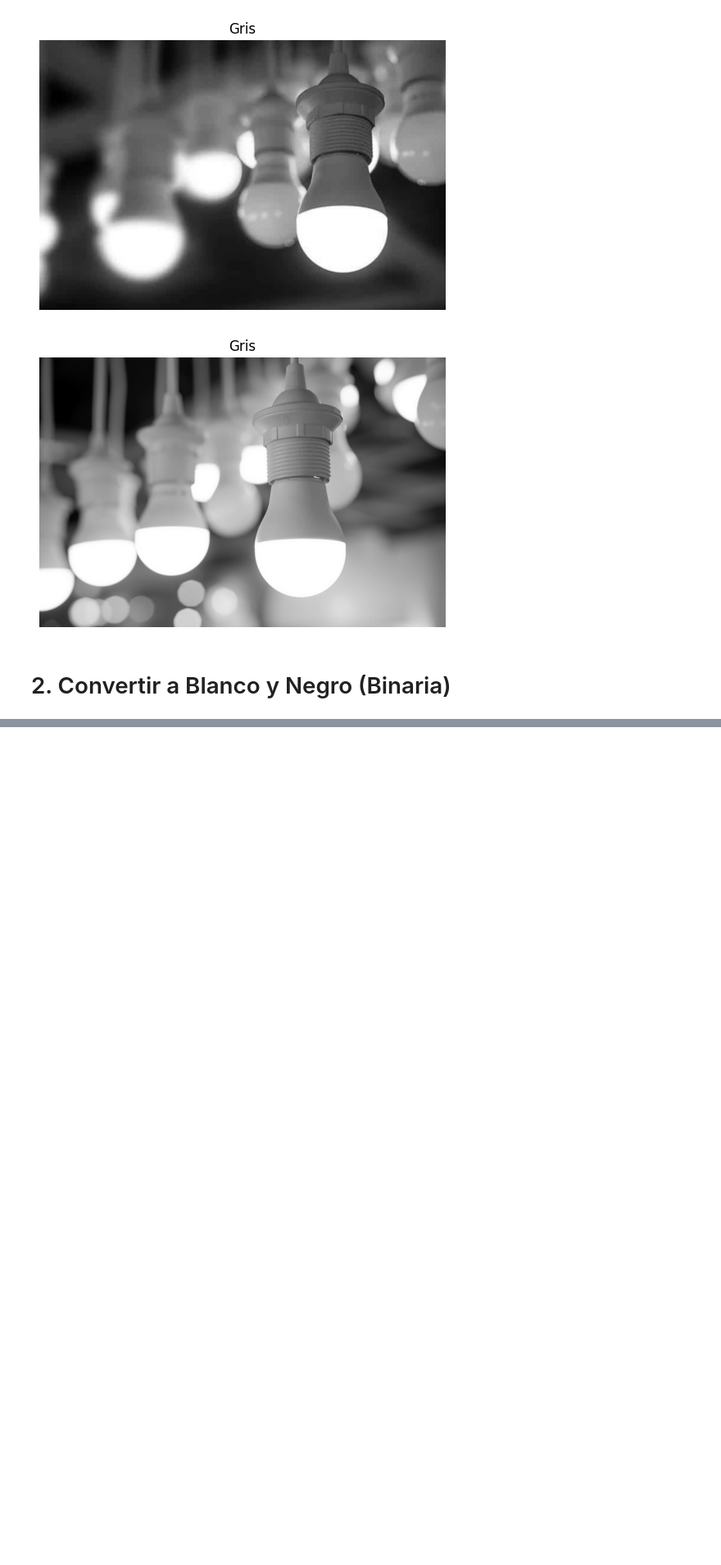
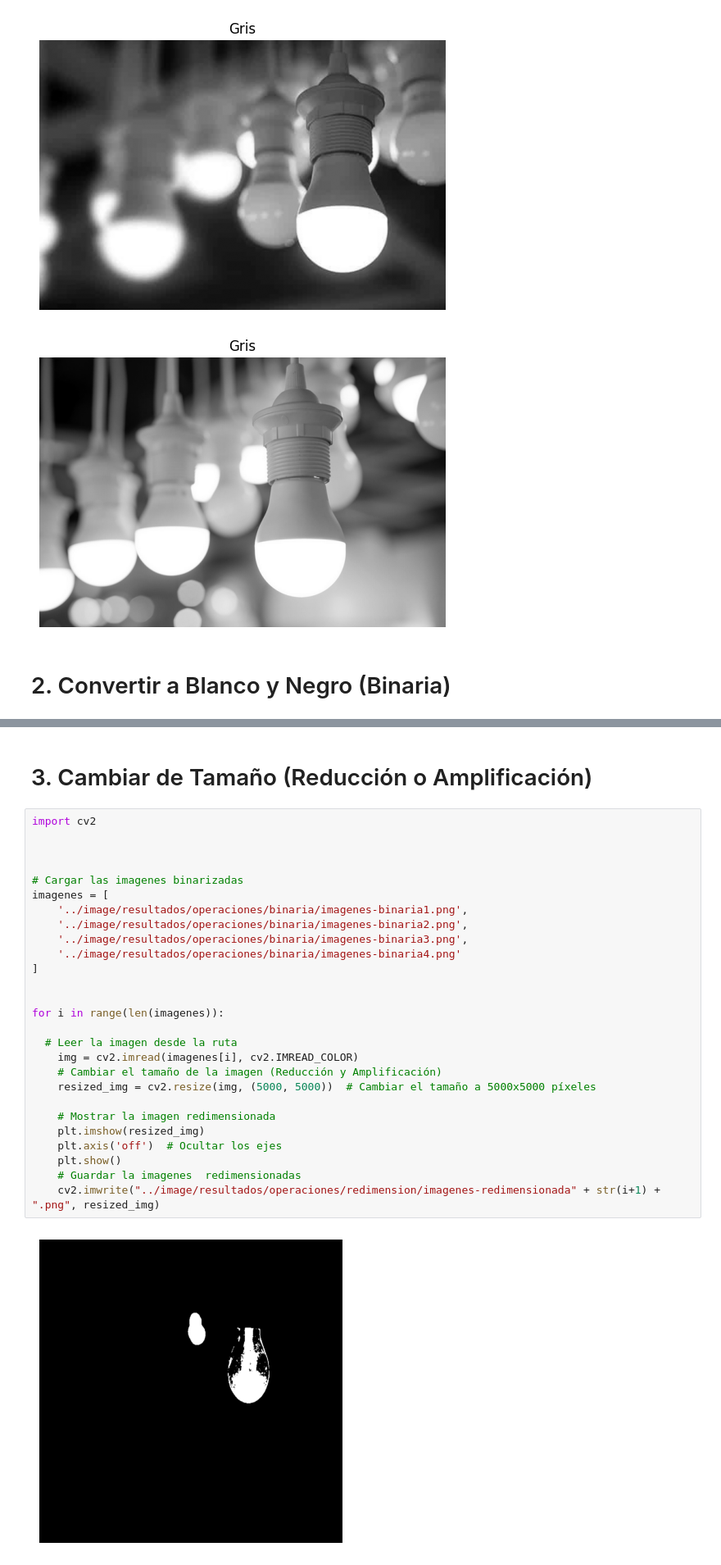
Before and after one commit to BrandonBrandon-alt/parcial1_visualizacion, a Jupyter notebook: algoritmos/Operaciones.ipynb, the cells around one changed output, grey strips where cells are left out. Shown at 82% size. Drawn from its saved outputs; the diff is of its cells as text; blank space fills up the shorter version.

```diff
--- a/algoritmos/Operaciones.ipynb
+++ b/algoritmos/Operaciones.ipynb
@@ -66,3 +66,34 @@ for i in range(len(imagenes)):
 [figure]
 [figure]
 [figure]
+# %% [markdown]
+# 3. Cambiar de Tamaño (Reducción o Amplificación)
+# %%
+import cv2
+
+
+
+# Cargar las imagenes binarizadas
+imagenes = [
+    '../image/resultados/operaciones/binaria/imagenes-binaria1.png',
+    '../image/resultados/operaciones/binaria/imagenes-binaria2.png',
+    '../image/resultados/operaciones/binaria/imagenes-binaria3.png',
+    '../image/resultados/operaciones/binaria/imagenes-binaria4.png'
+]
+
+
+for i in range(len(imagenes)):
+
+  # Leer la imagen desde la ruta
+    img = cv2.imread(imagenes[i], cv2.IMREAD_COLOR)
+    # Cambiar el tamaño de la imagen (Reducción y Amplificación)
+    resized_img = cv2.resize(img, (5000, 5000))  # Cambiar el tamaño a 5000x5000 píxeles
+
+    # Mostrar la imagen redimensionada
+    plt.imshow(resized_img)
+    plt.axis('off')  # Ocultar los ejes
+    plt.show()
+    # Guardar la imagenes  redimensionadas
+    cv2.imwrite("../image/resultados/operaciones/redimension/imagenes-redimensionada" + str(i+1) + ".png", resized_img)
+# %% [output]
+[figure, added]
```
Also changed, not shown: parts of 8 cells of this notebook, 16 other files.
